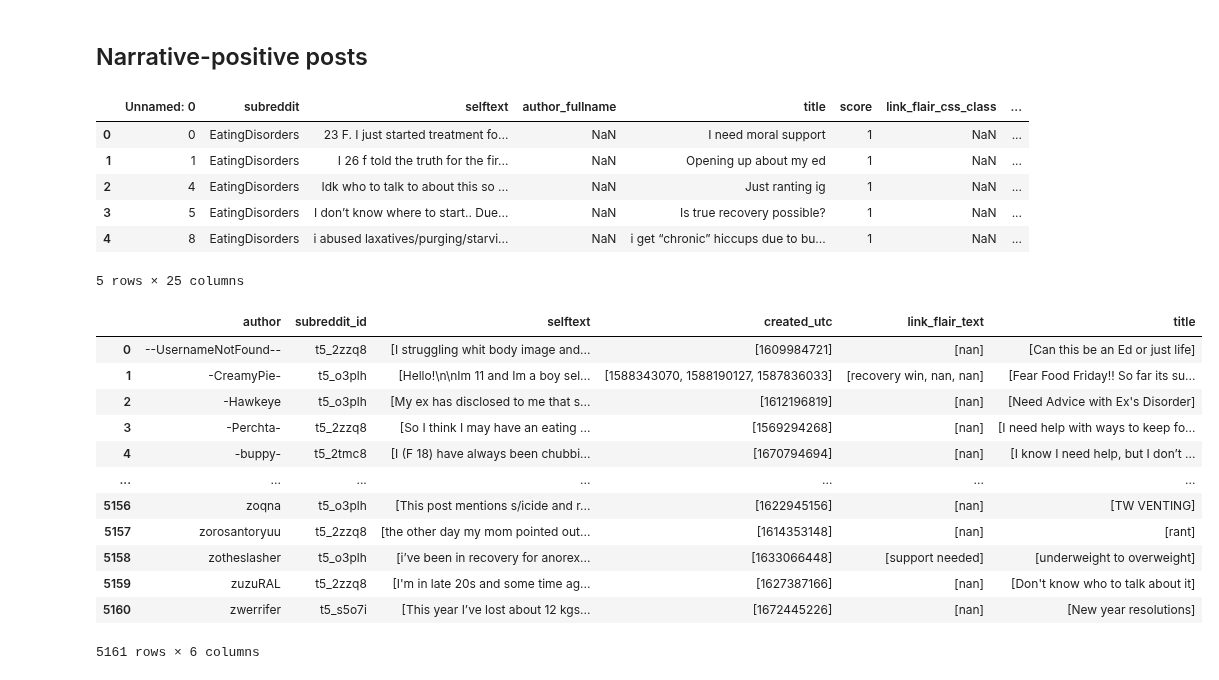
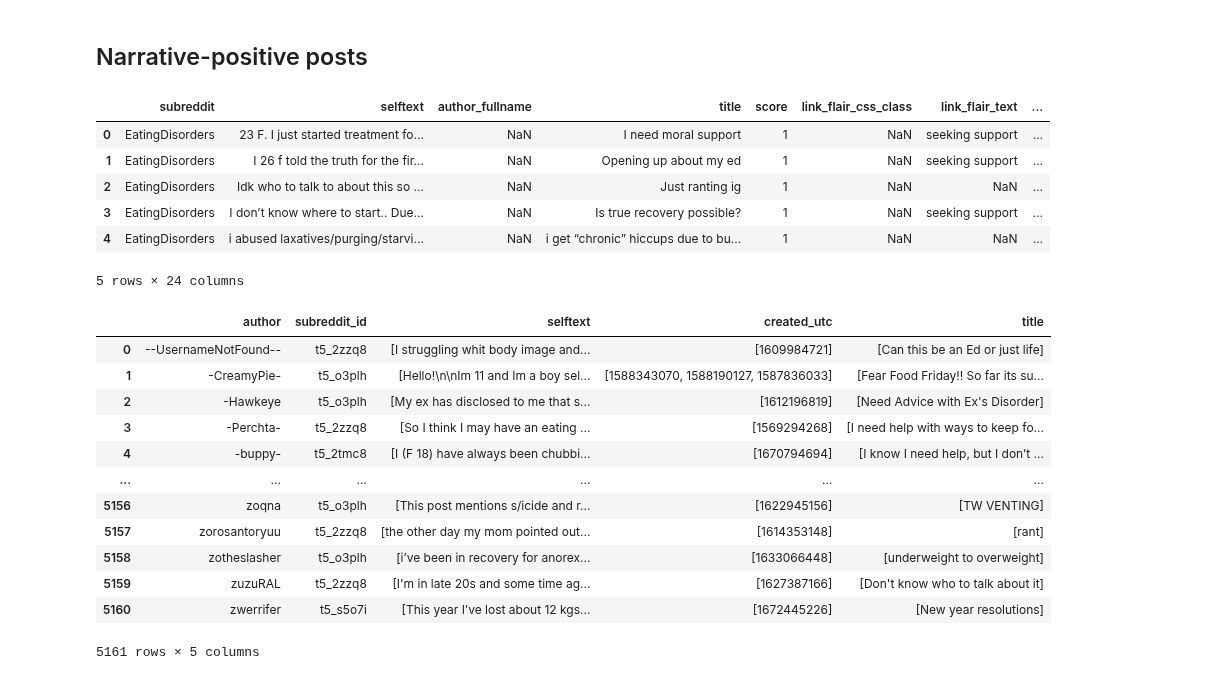
Before and after one commit to nguyentr17/cs685-narrative-analysis, a Jupyter notebook: topic-modeling/script/data.ipynb, the cells around one changed output. Cells and saved outputs as stored; diff of their text form; code cells hidden in the pictures.

```diff
--- a/topic-modeling/script/data.ipynb
+++ b/topic-modeling/script/data.ipynb
@@ -45,34 +45,35 @@ user_sqlite[user_sqlite['selftext'].str.len() > 2]
 ## Narrative-positive posts
 # %%
 # Read in the positive data ----
-positive_df = pd.read_csv(POSITIVE_DATA)
+positive_df = pd.read_csv(POSITIVE_DATA).drop(columns=['Unnamed: 0'])
+positive_df['selftext'] = [item.replace("\n", "\\n") for item in positive_df['selftext']]
 positive_df.head(5)
 # %% [output]
-|  | Unnamed: 0 | subreddit | selftext | author_fullname | title | score | link_flair_css_class | ... |
-| 0 | 0 | EatingDisorders | 23 F. I just started treatment fo... | NaN | I need moral support | 1 | NaN | ... |
-| 1 | 1 | EatingDisorders | I 26 f told the truth for the fir... | NaN | Opening up about my ed | 1 | NaN | ... |
-| 2 | 4 | EatingDisorders | Idk who to talk to about this so ... | NaN | Just ranting ig | 1 | NaN | ... |
-| 3 | 5 | EatingDisorders | I don’t know where to start.. Due... | NaN | Is true recovery possible? | 1 | NaN | ... |
-| 4 | 8 | EatingDisorders | i abused laxatives/purging/starvi... | NaN | i get “chronic” hiccups due to bu... | 1 | NaN | ... |
+|  | subreddit | selftext | author_fullname | title | score | link_flair_css_class | link_flair_text | ... |
+| 0 | EatingDisorders | 23 F. I just started treatment fo... | NaN | I need moral support | 1 | NaN | seeking support | ... |
+| 1 | EatingDisorders | I 26 f told the truth for the fir... | NaN | Opening up about my ed | 1 | NaN | seeking support | ... |
+| 2 | EatingDisorders | Idk who to talk to about this so ... | NaN | Just ranting ig | 1 | NaN | NaN | ... |
+| 3 | EatingDisorders | I don’t know where to start.. Due... | NaN | Is true recovery possible? | 1 | NaN | seeking support | ... |
+| 4 | EatingDisorders | i abused laxatives/purging/starvi... | NaN | i get “chronic” hiccups due to bu... | 1 | NaN | NaN | ... |
-5 rows × 25 columns
+5 rows × 24 columns
 # %%
 # Groupby username and subreddit
-positive_user = positive_df.groupby(["author", "subreddit_id"]).agg({"selftext": lambda x: list(x), "created_utc": lambda x: list(x), "link_flair_text": lambda x: list(x), "title": lambda x: list(x)}).reset_index()
+positive_user = positive_df.groupby(["author", "subreddit_id"]).agg({"selftext": lambda x: list(x), "created_utc": lambda x: list(x), "title": lambda x: list(x)}).reset_index()
 positive_user
 # %% [output]
-|  | author | subreddit_id | selftext | created_utc | link_flair_text | title |
-| 0 | --UsernameNotFound-- | t5_2zzq8 | [I struggling whit body image and... | [1609984721] | [nan] | [Can this be an Ed or just life] |
-| 1 | -CreamyPie- | t5_o3plh | [Hello!\n\nIm 11 and Im a boy sel... | [1588343070, 1588190127, 1587836033] | [recovery win, nan, nan] | [Fear Food Friday!! So far its su... |
-| 2 | -Hawkeye | t5_o3plh | [My ex has disclosed to me that s... | [1612196819] | [nan] | [Need Advice with Ex's Disorder] |
-| 3 | -Perchta- | t5_2zzq8 | [So I think I may have an eating ... | [1569294268] | [nan] | [I need help with ways to keep fo... |
-| 4 | -buppy- | t5_2tmc8 | [I (F 18) have always been chubbi... | [1670794694] | [nan] | [I know I need help, but I don’t ... |
-| ... | ... | ... | ... | ... | ... | ... |
-| 5156 | zoqna | t5_o3plh | [This post mentions s/icide and r... | [1622945156] | [nan] | [TW VENTING] |
-| 5157 | zorosantoryuu | t5_2zzq8 | [the other day my mom pointed out... | [1614353148] | [nan] | [rant] |
-| 5158 | zotheslasher | t5_o3plh | [i’ve been in recovery for anorex... | [1633066448] | [support needed] | [underweight to overweight] |
-| 5159 | zuzuRAL | t5_2zzq8 | [I'm in late 20s and some time ag... | [1627387166] | [nan] | [Don't know who to talk about it] |
-| 5160 | zwerrifer | t5_s5o7i | [This year I’ve lost about 12 kgs... | [1672445226] | [nan] | [New year resolutions] |
+|  | author | subreddit_id | selftext | created_utc | title |
+| 0 | --UsernameNotFound-- | t5_2zzq8 | [I struggling whit body image and... | [1609984721] | [Can this be an Ed or just life] |
+| 1 | -CreamyPie- | t5_o3plh | [Hello!\n\nIm 11 and Im a boy sel... | [1588343070, 1588190127, 1587836033] | [Fear Food Friday!! So far its su... |
+| 2 | -Hawkeye | t5_o3plh | [My ex has disclosed to me that s... | [1612196819] | [Need Advice with Ex's Disorder] |
+| 3 | -Perchta- | t5_2zzq8 | [So I think I may have an eating ... | [1569294268] | [I need help with ways to keep fo... |
+| 4 | -buppy- | t5_2tmc8 | [I (F 18) have always been chubbi... | [1670794694] | [I know I need help, but I don’t ... |
+| ... | ... | ... | ... | ... | ... |
+| 5156 | zoqna | t5_o3plh | [This post mentions s/icide and r... | [1622945156] | [TW VENTING] |
+| 5157 | zorosantoryuu | t5_2zzq8 | [the other day my mom pointed out... | [1614353148] | [rant] |
+| 5158 | zotheslasher | t5_o3plh | [i’ve been in recovery for anorex... | [1633066448] | [underweight to overweight] |
+| 5159 | zuzuRAL | t5_2zzq8 | [I'm in late 20s and some time ag... | [1627387166] | [Don't know who to talk about it] |
+| 5160 | zwerrifer | t5_s5o7i | [This year I’ve lost about 12 kgs... | [1672445226] | [New year resolutions] |
-5161 rows × 6 columns
+5161 rows × 5 columns
 # %%
 # Which author has more than 1 post ----
 positive_user[positive_user['selftext'].apply(lambda x: len(x) > 1)].reset_index(drop=True)
```
Also changed, not shown: parts of 2 cells of this notebook, 6 other files.
